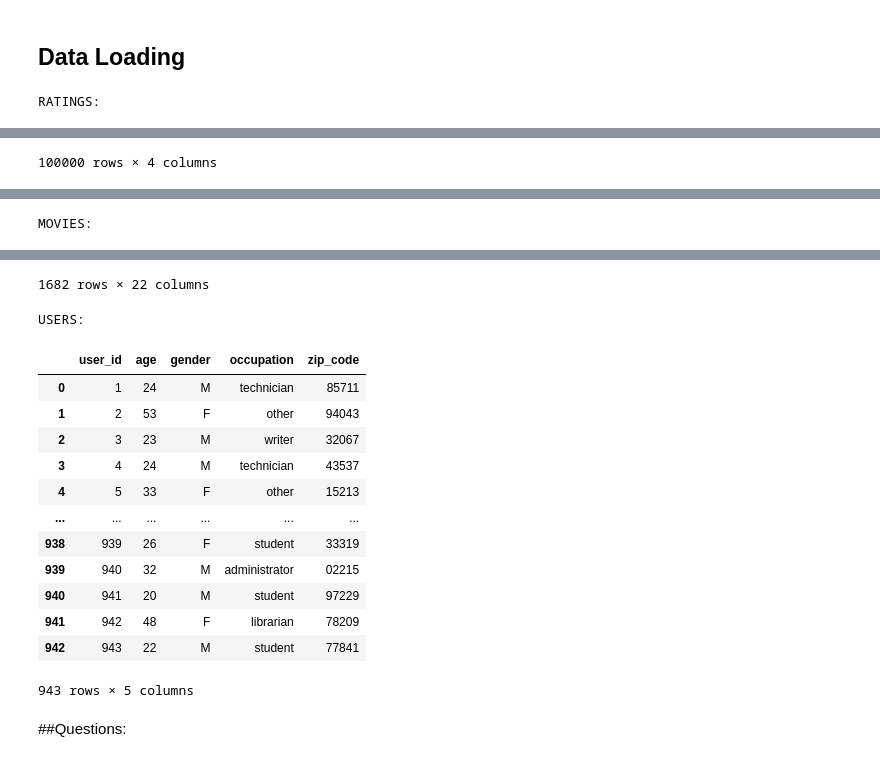
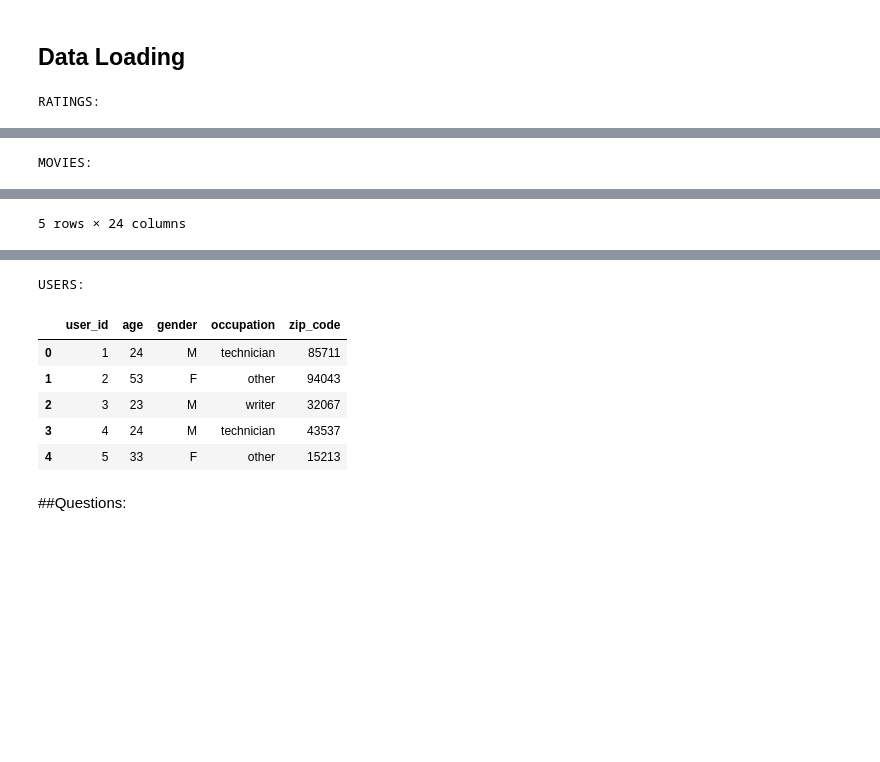
Before and after one commit to elhamod/BA820, a Jupyter notebook: Association_Rules/Movie_Recommendation_System.ipynb, the cells around one changed output, grey strips where cells are left out. Saved outputs shown, nothing was run; the diff lists cells and outputs as text; code cells hidden in the pictures; blank space fills up the shorter version.

Commit message:
fix column names

```diff
--- a/Association_Rules/Movie_Recommendation_System.ipynb
+++ b/Association_Rules/Movie_Recommendation_System.ipynb
@@ -37,43 +37,46 @@ with z.open("ml-100k/u.data") as f:
     ratings = pd.read_csv(
         f,
         sep="\t",
-        names=["user_id", "item_id", "rating", "timestamp"],
-        engine="python",
+        names=["user_id", "movie_id", "rating", "timestamp"],
     )
 
 # -----------------------------
 # Movies (u.item)
 # -----------------------------
+movie_columns = [
+    "movie_id",
+    "title",
+    "release_date",
+    "video_release_date",
+    "imdb_url",
+    "unknown",
+    "Action",
+    "Adventure",
+    "Animation",
+    "Children's",
+    "Comedy",
+    "Crime",
+    "Documentary",
+    "Drama",
+    "Fantasy",
+    "Film-Noir",
+    "Horror",
+    "Musical",
+    "Mystery",
+    "Romance",
+    "Sci-Fi",
+    "Thriller",
+    "War",
+    "Western",
+]
+
 with z.open("ml-100k/u.item") as f:
     movies = pd.read_csv(
         f,
         sep="|",
         header=None,
+        names=movie_columns,
         encoding="latin-1",
-        names=[
-            "movie_id",
-            "title",
-            "release_date",
-            "unknown",
-            "Action",
-            "Adventure",
-            "Animation",
-            "Children's",
-            "Comedy",
-            "Crime",
-            "Documentary",
-            "Drama",
-            "Fantasy",
-            "Film-Noir",
-            "Horror",
-            "Musical",
-            "Mystery",
-            "Romance",
-            "Sci-Fi",
-            "Thriller",
-            "War",
-            "Western",
-        ],
     )
 
 # -----------------------------
@@ -86,17 +89,16 @@ with z.open("ml-100k/u.user") as f:
         names=["user_id", "age", "gender", "occupation", "zip_code"],
     )
 
-
 # -----------------------------
 # Preview the dataframes
 # -----------------------------
 print("RATINGS:")
-display(ratings)
+display(ratings.head())
 
 print("MOVIES:")
-display(movies)
+display(movies.head())
 
 print("USERS:")
-display(users)
+display(users.head())
 # %% [output]
 RATINGS:
@@ -115 +111 @@ RATINGS:
-100000 rows × 4 columns
+MOVIES:
@@ -116 +118 @@ RATINGS:
-MOVIES:
+5 rows × 24 columns
@@ -129,18 +119,10 @@ MOVIES:
-1682 rows × 22 columns
+USERS:
-USERS:
 |  | user_id | age | gender | occupation | zip_code |
 | 0 | 1 | 24 | M | technician | 85711 |
 | 1 | 2 | 53 | F | other | 94043 |
 | 2 | 3 | 23 | M | writer | 32067 |
 | 3 | 4 | 24 | M | technician | 43537 |
 | 4 | 5 | 33 | F | other | 15213 |
-| ... | ... | ... | ... | ... | ... |
-| 938 | 939 | 26 | F | student | 33319 |
-| 939 | 940 | 32 | M | administrator | 02215 |
-| 940 | 941 | 20 | M | student | 97229 |
-| 941 | 942 | 48 | F | librarian | 78209 |
-| 942 | 943 | 22 | M | student | 77841 |
-943 rows × 5 columns
 # %%
 import pandas as pd
 from mlxtend.frequent_patterns import apriori
```
Also changed, not shown: parts of 1 cell of this notebook.
